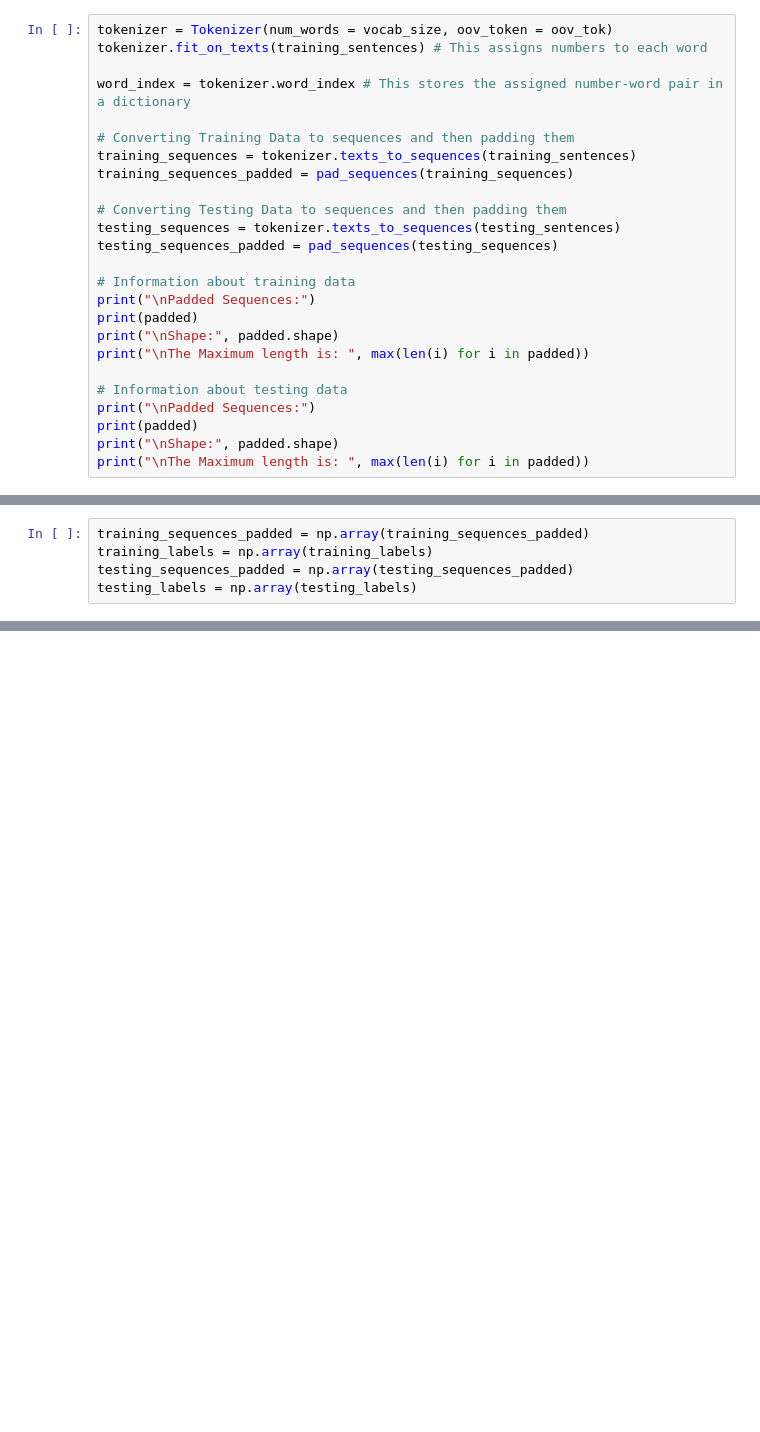
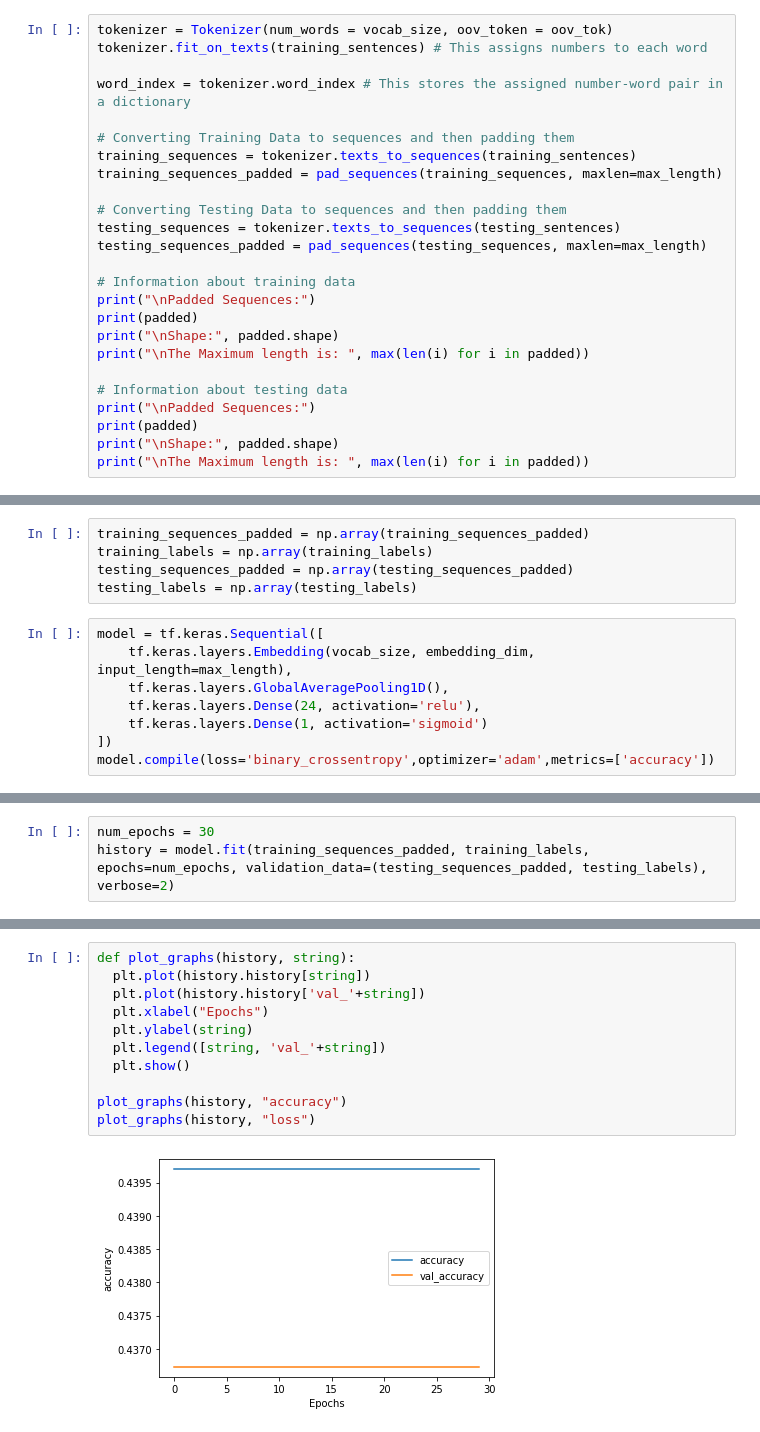
Before and after one commit to Elusive7733/Learning, a Jupyter notebook: Machine Learning/Sarcasm.ipynb, the cells around one changed output, grey strips where cells are left out. Drawn from its saved outputs; the diff is of its cells as text; blank space fills up the shorter version.

```diff
--- a/Machine Learning/Sarcasm.ipynb
+++ b/Machine Learning/Sarcasm.ipynb
@@ -63,11 +65,11 @@ word_index = tokenizer.word_index # This stores the assigned number-word pair in
 
 # Converting Training Data to sequences and then padding them
 training_sequences = tokenizer.texts_to_sequences(training_sentences)
-training_sequences_padded = pad_sequences(training_sequences)
+training_sequences_padded = pad_sequences(training_sequences, maxlen=max_length)
 
 # Converting Testing Data to sequences and then padding them
 testing_sequences = tokenizer.texts_to_sequences(testing_sentences)
-testing_sequences_padded = pad_sequences(testing_sequences)
+testing_sequences_padded = pad_sequences(testing_sequences, maxlen=max_length)
 
 # Information about training data
 print("\nPadded Sequences:")
@@ -98,3 +105,11 @@ training_sequences_padded = np.array(training_sequences_padded)
 training_labels = np.array(training_labels)
 testing_sequences_padded = np.array(testing_sequences_padded)
 testing_labels = np.array(testing_labels)
+# %%
+model = tf.keras.Sequential([
+    tf.keras.layers.Embedding(vocab_size, embedding_dim, input_length=max_length),
+    tf.keras.layers.GlobalAveragePooling1D(),
+    tf.keras.layers.Dense(24, activation='relu'),
+    tf.keras.layers.Dense(1, activation='sigmoid')
+])
+model.compile(loss='binary_crossentropy',optimizer='adam',metrics=['accuracy'])
@@ -100,0 +136,3 @@ testing_labels = np.array(testing_labels)
+# %%
+num_epochs = 30
+history = model.fit(training_sequences_padded, training_labels, epochs=num_epochs, validation_data=(testing_sequences_padded, testing_labels), verbose=2)
@@ -100,0 +157,13 @@ testing_labels = np.array(testing_labels)
+# %%
+def plot_graphs(history, string):
+  plt.plot(history.history[string])
+  plt.plot(history.history['val_'+string])
+  plt.xlabel("Epochs")
+  plt.ylabel(string)
+  plt.legend([string, 'val_'+string])
+  plt.show()
+
+plot_graphs(history, "accuracy")
+plot_graphs(history, "loss")
+# %% [output]
+[figure, added]
```
Also changed, not shown: parts of 9 cells of this notebook.
